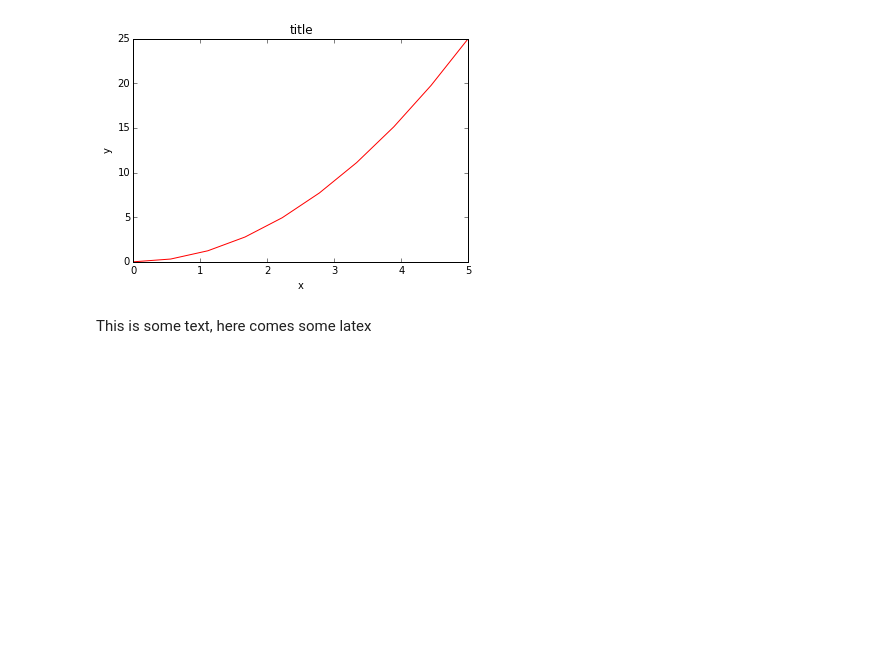
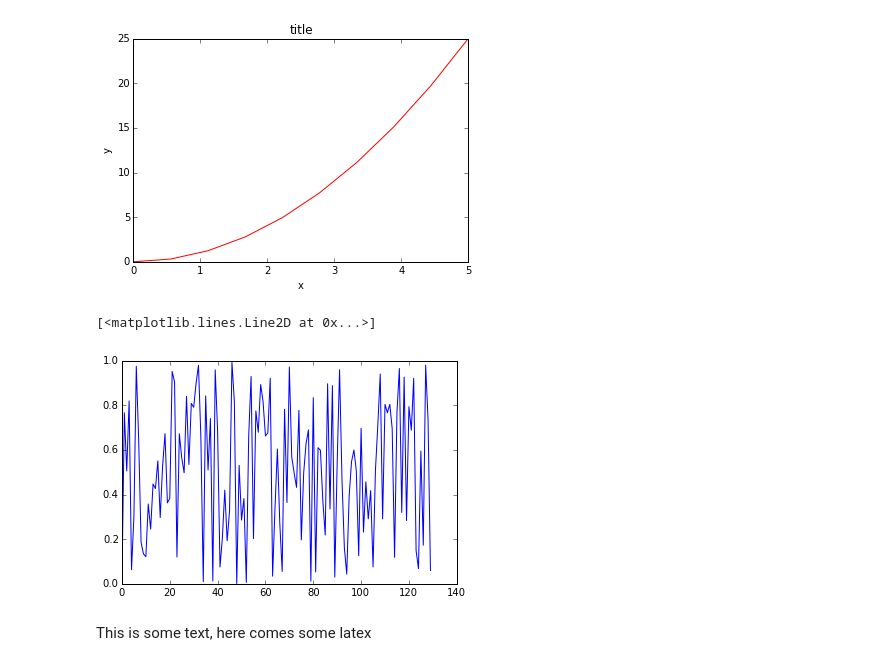
Before and after one commit to danielfrg/danielfrg.com, a Jupyter notebook: content/articles/2100/ipynb.ipynb, the cells around one changed output. Drawn from its saved outputs; the diff is of its cells as text; code cells hidden in the pictures; blank space fills up the shorter version.

Commit message:
new test chart

```diff
--- a/content/articles/2100/ipynb.ipynb
+++ b/content/articles/2100/ipynb.ipynb
@@ -33,3 +37,10 @@ show()
+# %%
+num_points = 130
+y = np.random.random(num_points)
+plt.plot(y)
+# %% [output]
+[<matplotlib.lines.Line2D at 0x...>]
+[figure, added]
 # %% [markdown]
 This is some text, here comes some latex
 # %%
```
Also changed, not shown: parts of 2 cells of this notebook.
